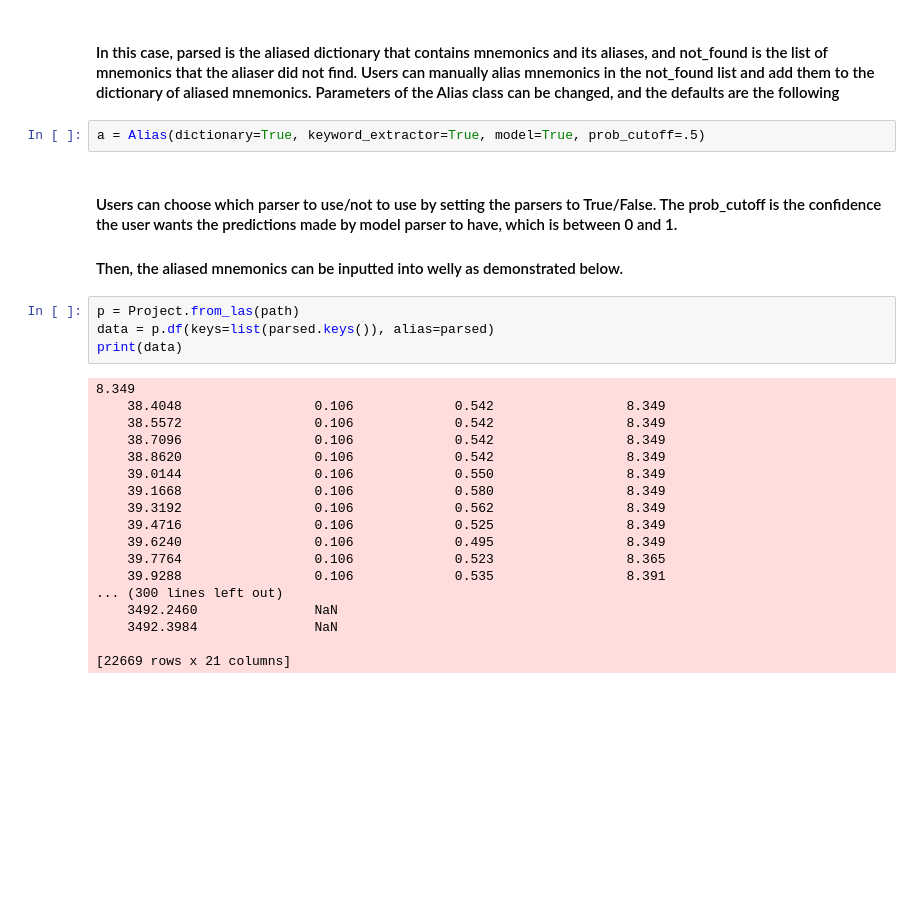
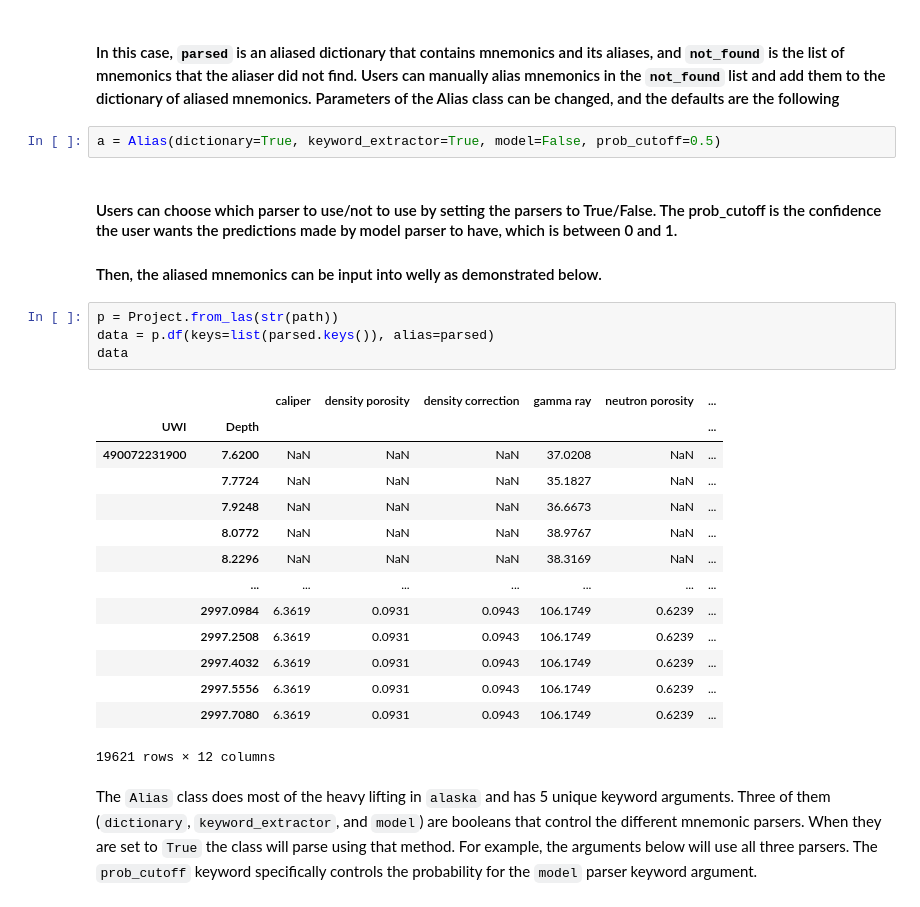
Before and after one commit to FRI-Energy-Analytics/alaska, a Jupyter notebook: README.ipynb, the cells around one changed output. Drawn from its saved outputs; the diff is of its cells as text; blank space fills up the shorter version.

```diff
--- a/README.ipynb
+++ b/README.ipynb
@@ -35,29 +40,28 @@ Not parsed with Aliaser: ['ahmf', 'ahsca', 'cdf', 'cs', 'ctem', 'pxnd_hilt', 'rh
 # %% [markdown]
-#### In this case, parsed is the aliased dictionary that contains mnemonics and its aliases, and not_found is the list of mnemonics that the aliaser did not find. Users can manually alias mnemonics in the not_found list and add them to the dictionary of aliased mnemonics. Parameters of the Alias class can be changed, and the defaults are the following
+#### In this case, `parsed` is an aliased dictionary that contains mnemonics and its aliases, and `not_found` is the list of mnemonics that the aliaser did not find. Users can manually alias mnemonics in the `not_found` list and add them to the dictionary of aliased mnemonics. Parameters of the Alias class can be changed, and the defaults are the following
 # %%
-a = Alias(dictionary=True, keyword_extractor=True, model=True, prob_cutoff=.5)
+a = Alias(dictionary=True, keyword_extractor=True, model=False, prob_cutoff=0.5)
 # %% [markdown]
 #### Users can choose which parser to use/not to use by setting the parsers to True/False. The prob_cutoff is the confidence the user wants the predictions made by model parser to have, which is between 0 and 1.
-#### Then, the aliased mnemonics can be inputted into welly as demonstrated below.
+#### Then, the aliased mnemonics can be input into welly as demonstrated below.
 # %%
-p = Project.from_las(path)
+p = Project.from_las(str(path))
 data = p.df(keys=list(parsed.keys()), alias=parsed)
-print(data)
+data
 # %% [output]
+|  |  | caliper | density porosity | density correction | gamma ray | neutron porosity | ... |
+| UWI | Depth |  |  |  |  |  | ... |
+| 490072231900 | 7.6200 | NaN | NaN | NaN | 37.0208 | NaN | ... |
+|  | 7.7724 | NaN | NaN | NaN | 35.1827 | NaN | ... |
+|  | 7.9248 | NaN | NaN | NaN | 36.6673 | NaN | ... |
+|  | 8.0772 | NaN | NaN | NaN | 38.9767 | NaN | ... |
+|  | 8.2296 | NaN | NaN | NaN | 38.3169 | NaN | ... |
+|  | ... | ... | ... | ... | ... | ... | ... |
+|  | 2997.0984 | 6.3619 | 0.0931 | 0.0943 | 106.1749 | 0.6239 | ... |
+|  | 2997.2508 | 6.3619 | 0.0931 | 0.0943 | 106.1749 | 0.6239 | ... |
+|  | 2997.4032 | 6.3619 | 0.0931 | 0.0943 | 106.1749 | 0.6239 | ... |
+|  | 2997.5556 | 6.3619 | 0.0931 | 0.0943 | 106.1749 | 0.6239 | ... |
+|  | 2997.7080 | 6.3619 | 0.0931 | 0.0943 | 106.1749 | 0.6239 | ... |
-8.349
-    38.4048                 0.106             0.542                 8.349
-    38.5572                 0.106             0.542                 8.349
-    38.7096                 0.106             0.542                 8.349
-    38.8620                 0.106             0.542                 8.349
-    39.0144                 0.106             0.550                 8.349
-    39.1668                 0.106             0.580                 8.349
-    39.3192                 0.106             0.562                 8.349
-    39.4716                 0.106             0.525                 8.349
-    39.6240                 0.106             0.495                 8.349
-    39.7764                 0.106             0.523                 8.365
-    39.9288                 0.106             0.535                 8.391
-... (300 lines left out)
-    3492.2460               NaN
-    3492.3984               NaN
-
-[22669 rows x 21 columns]
+19621 rows × 12 columns
+# %% [markdown]
+The `Alias` class does most of the heavy lifting in `alaska` and has 5 unique keyword arguments. Three of them (`dictionary`, `keyword_extractor`, and `model`) are booleans that control the different mnemonic parsers. When they are set to `True` the class will parse using that method. For example, the arguments below will use all three parsers. The `prob_cutoff` keyword specifically controls the probability for the `model` parser keyword argument.
```
Also changed, not shown: parts of 12 cells of this notebook, 1 other file.
